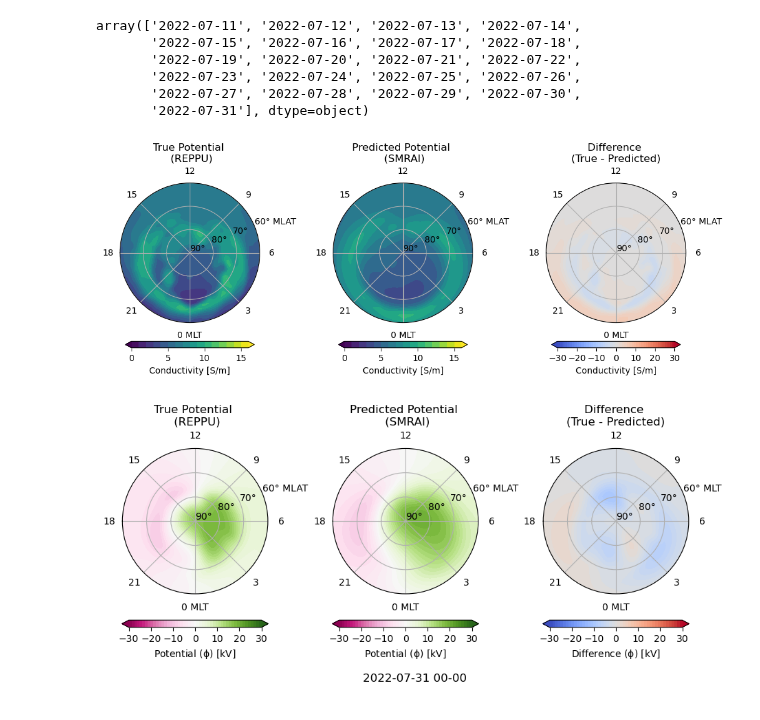
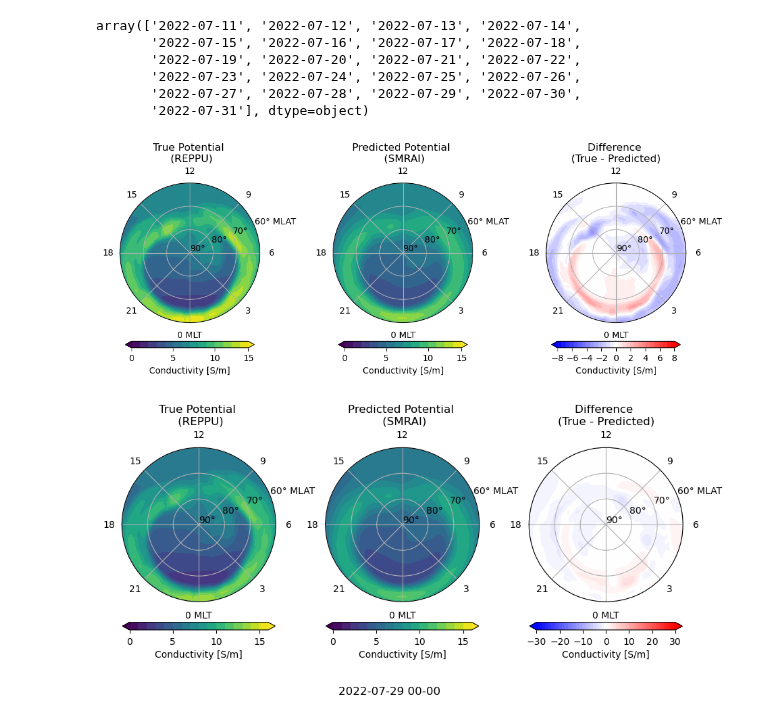
Before and after one commit to reddy-sachin/REPPU-ESN2, a Jupyter notebook: SR_ML/SMRAI_conductivity.ipynb, the cells around one changed output. Cells and saved outputs as stored; diff of their text form; code cells hidden in the pictures.

```diff
--- a/SR_ML/SMRAI_conductivity.ipynb
+++ b/SR_ML/SMRAI_conductivity.ipynb
@@ -286,7 +309,7 @@ array(['2022-07-11', '2022-07-12', '2022-07-13', '2022-07-14',
 date = '2022-07-31'
 # %%
 # Define the date
-date = "2022-07-31"
+date = "2022-07-20"
 
 # Extract true and predicted values
 cond_true = ds_test['conductivity'].sel(dt=date).values[0]
@@ -305,7 +328,7 @@ r = 90 - np.linspace(53.1, 89.7, 30)
 shrink = .3
 
 # Plot true values
-c_true = axs[0].contourf(theta_rad, r, cond_true, levels=np.arange(0, 17, 1), cmap='viridis', extend='both')
+c_true = axs[0].contourf(theta_rad, r, cond_true, levels=np.arange(0, 15, 1), cmap='viridis', extend='both')
 axs[0].set_ylim([0, 30])
 axs[0].set_yticks([0, 10, 20, 30])
 axs[0].set_yticklabels(["90°", "80°", "70°", "60° MLAT"])
@@ -313,10 +336,10 @@ axs[0].set_xlim([-np.pi, np.pi])
 axs[0].set_xticks(np.linspace(-np.pi, np.pi, 9)[1:])
 axs[0].set_xticklabels(["21", "0 MLT", "3", "6", "9", "12", "15", "18"])
 axs[0].set_title(f'True Potential \n (REPPU)')
-plt.colorbar(c_true, ax=axs[0], label='Conductivity [S/m]', shrink=shrink, pad=0.1, ticks=np.arange(0, 17, 5), orientation='horizontal')
+plt.colorbar(c_true, ax=axs[0], label='Conductivity [S/m]', shrink=shrink, pad=0.1, ticks=np.arange(0, 16, 5), orientation='horizontal')
 
 # Plot predicted values
-c_pred = axs[1].contourf(theta_rad, r, cond_pred, levels=np.arange(0, 17, 1), cmap='viridis', extend='both')
+c_pred = axs[1].contourf(theta_rad, r, cond_pred, levels=np.arange(0, 15, 1), cmap='viridis', extend='both')
 axs[1].set_ylim([0, 30])
 axs[1].set_yticks([0, 10, 20, 30])
 axs[1].set_yticklabels(["90°", "80°", "70°", "60° MLAT"])
@@ -324,10 +347,10 @@ axs[1].set_xlim([-np.pi, np.pi])
 axs[1].set_xticks(np.linspace(-np.pi, np.pi, 9)[1:])
 axs[1].set_xticklabels(["21", "0 MLT", "3", "6", "9", "12", "15", "18"])
 axs[1].set_title(f'Predicted Potential \n (SMRAI)')
-plt.colorbar(c_pred, ax=axs[1], label='Conductivity [S/m]', shrink=shrink, pad=0.1, ticks=np.arange(0, 17, 5), orientation='horizontal')
+plt.colorbar(c_pred, ax=axs[1], label='Conductivity [S/m]', shrink=shrink, pad=0.1, ticks=np.arange(0, 16, 5), orientation='horizontal')
 
 # Plot difference
-c_diff = axs[2].contourf(theta_rad, r, -diff, levels=np.linspace(-30, 30, 50), cmap='coolwarm', extend='both')
+c_diff = axs[2].contourf(theta_rad, r, -diff, levels=np.linspace(-8, 8, 30), cmap='bwr', extend='both')
 axs[2].set_ylim([0, 30])
 axs[2].set_yticks([0, 10, 20, 30])
 axs[2].set_yticklabels(["90°", "80°", "70°", "60° MLAT"])
@@ -335,18 +358,18 @@ axs[2].set_xlim([-np.pi, np.pi])
 axs[2].set_xticks(np.linspace(-np.pi, np.pi, 9)[1:])
 axs[2].set_xticklabels(["21", "0 MLT", "3", "6", "9", "12", "15", "18"])
 axs[2].set_title('Difference \n(True - Predicted)')
-plt.colorbar(c_diff, ax=axs[2], label='Conductivity [S/m]', shrink=shrink, pad=0.1, ticks=np.arange(-30, 31, 10), orientation='horizontal')
+plt.colorbar(c_diff, ax=axs[2], label='Conductivity [S/m]', shrink=shrink, pad=0.1, ticks=np.arange(-8, 9, 2), orientation='horizontal')
 
 plt.subplots_adjust(wspace=-0.7)  # Adjust horizontal space between subplots
 
 plt.tight_layout()
 plt.show()
 # %% [output]
-[figure, old version]
+[figure, new version]
 # %%
 
 # Select the date
-date = "2022-07-31"
+date = "2022-07-29"
 
 # Extract times from dt dimension info
 times = ds_test.sel(dt=date)['dt'].values
@@ -362,8 +385,8 @@ phi = r"$\mathrm{\phi}$"
 # Loop through each time step
 for i, time in enumerate(times):
     # Extract true and predicted values for the current time
-    pot_true = ds_test['potential'].sel(dt=date).values[i]
-    pot_pred = ds_pred['potential'].sel(dt=date).values[i]
+    pot_true = ds_test['conductivity'].sel(dt=date).values[i]
+    pot_pred = ds_pred['conductivity'].sel(dt=date).values[i]
 
     # Calculate the difference
     diff = pot_true - pot_pred
@@ -371,8 +394,14 @@ for i, time in enumerate(times):
     # Set up the plot
     fig, axs = plt.subplots(1, 3, subplot_kw={'projection': 'polar'}, figsize=(14, 4))
 
+    # Define common parameters
+    theta = np.linspace(0, 360, 80) - 90
+    theta_rad = theta / 360 * 2 * np.pi
+    r = 90 - np.linspace(53.1, 89.7, 30)
+    shrink = .3
+
     # Plot true values
-    c_true = axs[0].contourf(theta_rad, r, -pot_true, levels=np.linspace(-30, 30, 50), cmap='PiYG', extend='both')
+    c_true = axs[0].contourf(theta_rad, r, cond_true, levels=np.arange(0, 17, 1), cmap='viridis', extend='both')
     axs[0].set_ylim([0, 30])
     axs[0].set_yticks([0, 10, 20, 30])
     axs[0].set_yticklabels(["90°", "80°", "70°", "60° MLAT"])
@@ -380,46 +409,45 @@ for i, time in enumerate(times):
     axs[0].set_xticks(np.linspace(-np.pi, np.pi, 9)[1:])
     axs[0].set_xticklabels(["21", "0 MLT", "3", "6", "9", "12", "15", "18"])
     axs[0].set_title(f'True Potential \n (REPPU)')
-    plt.colorbar(c_true, ax=axs[0], label=f'Potential ({phi}) [kV]', shrink=shrink, pad=pad, ticks=np.arange(-30, 31, 10), orientation='horizontal')
+    plt.colorbar(c_true, ax=axs[0], label='Conductivity [S/m]', shrink=shrink, pad=0.1, ticks=np.arange(0, 17, 5), orientation='horizontal')
 
     # Plot predicted values
-    c_pred = axs[1].contourf(theta_rad, r, -pot_pred, levels=np.linspace(-30, 30, 50), cmap='PiYG', extend='both')
+    c_pred = axs[1].contourf(theta_rad, r, cond_pred, levels=np.arange(0, 17, 1), cmap='viridis', extend='both')
     axs[1].set_ylim([0, 30])
     axs[1].set_yticks([0, 10, 20, 30])
     axs[1].set_yticklabels(["90°", "80°", "70°", "60° MLAT"])
     axs[1].set_xlim([-np.pi, np.pi])
     axs[1].set_xticks(np.linspace(-np.pi, np.pi, 9)[1:])
     axs[1].set_xticklabels(["21", "0 MLT", "3", "6", "9", "12", "15", "18"])
-    axs[1].set_title('Predicted Potential \n (SMRAI)')
-    plt.colorbar(c_pred, ax=axs[1], label=f'Potential ({phi}) [kV]', shrink=shrink, pad=pad, ticks=np.arange(-30, 31, 10), orientation='horizontal')
+    axs[1].set_title(f'Predicted Potential \n (SMRAI)')
+    plt.colorbar(c_pred, ax=axs[1], label='Conductivity [S/m]', shrink=shrink, pad=0.1, ticks=np.arange(0, 17, 5), orientation='horizontal')
 
     # Plot difference
-    c_diff = axs[2].contourf(theta_rad, r, -diff, levels=np.linspace(-30, 30, 50), cmap='coolwarm', extend='both')
+    c_diff = axs[2].contourf(theta_rad, r, -diff, levels=np.linspace(-30, 30, 50), cmap='bwr', extend='both')
     axs[2].set_ylim([0, 30])
     axs[2].set_yticks([0, 10, 20, 30])
-    axs[2].set_yticklabels(["90°", "80°", "70°", "60° MLT"])
+    axs[2].set_yticklabels(["90°", "80°", "70°", "60° MLAT"])
     axs[2].set_xlim([-np.pi, np.pi])
     axs[2].set_xticks(np.linspace(-np.pi, np.pi, 9)[1:])
     axs[2].set_xticklabels(["21", "0 MLT", "3", "6", "9", "12", "15", "18"])
-    axs[2].set_title(f'Difference \n(True - Predicted)')
-    plt.colorbar(c_diff, ax=axs[2], label=f'Difference ({phi}) [kV]', shrink=shrink, pad=pad, ticks=np.arange(-30, 31, 10), orientation='horizontal')
-
-    plt.subplots_adjust(wspace=-0.8)  # Adjust horizontal space between subplots
+    axs[2].set_title('Difference \n(True - Predicted)')
+    plt.colorbar(c_diff, ax=axs[2], label='Conductivity [S/m]', shrink=shrink, pad=0.1, ticks=np.arange(-30, 31, 10), orientation='horizontal')
 
     plt.tight_layout()
 
     dt = pd.to_datetime(time)
     str_time = dt.strftime('%Y-%m-%d %H-%M')
 
     plt.annotate(f'{str_time}', xy=(-1.24, -0.6), xycoords='axes fraction', fontsize=12)
+    plt.subplots_adjust(wspace=-0.6)
 
     # Save the figure with the timestamp in the title
     #export_path = r'/Users/sr2/OneDrive - University College London/PhD/Experiences/Postdocs/Research/JSPS/Analysis/Apr-24/plots/SMRAI3/potential/2022-07-31/'
     #plt.savefig(f'/Users/sr2/My Drive/Career/Employment/Current/JSPS/Research/Analysis/Apr-24/plots/SMRAI3/potential/2022-07-31/potential_plot_{str_time}.png', dpi=300, bbox_inches='tight')
 
     # Close the figure to free up memory
     #plt.close(fig)
 
     break
 # %% [output]
-[figure, old version]
+[figure, new version]
```
Also changed, not shown: parts of 7 cells of this notebook, 5 other files.
